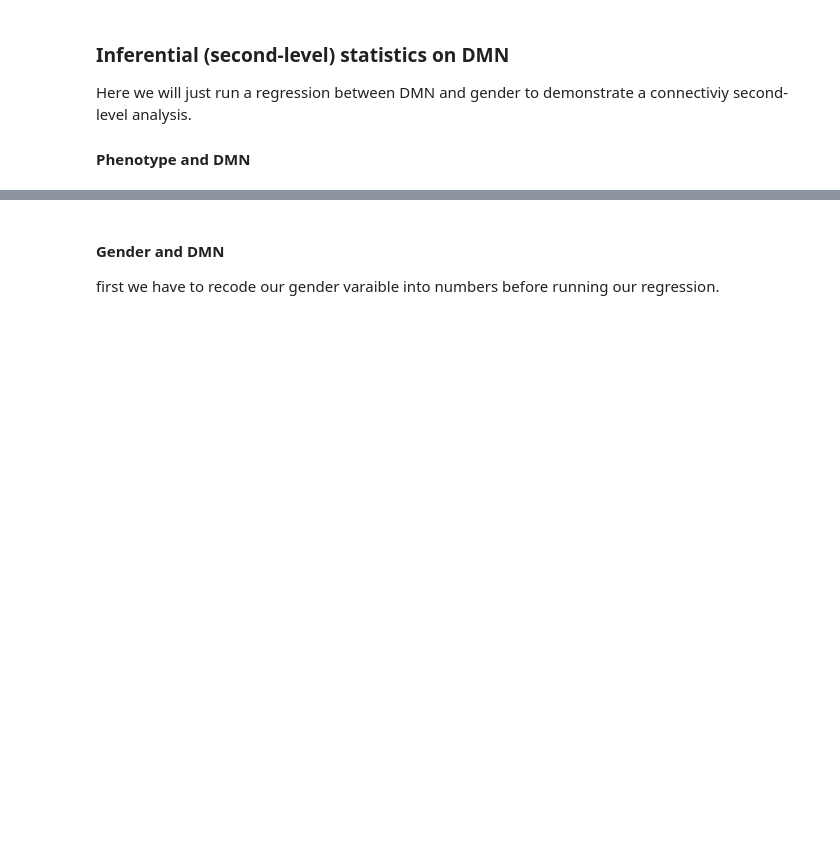
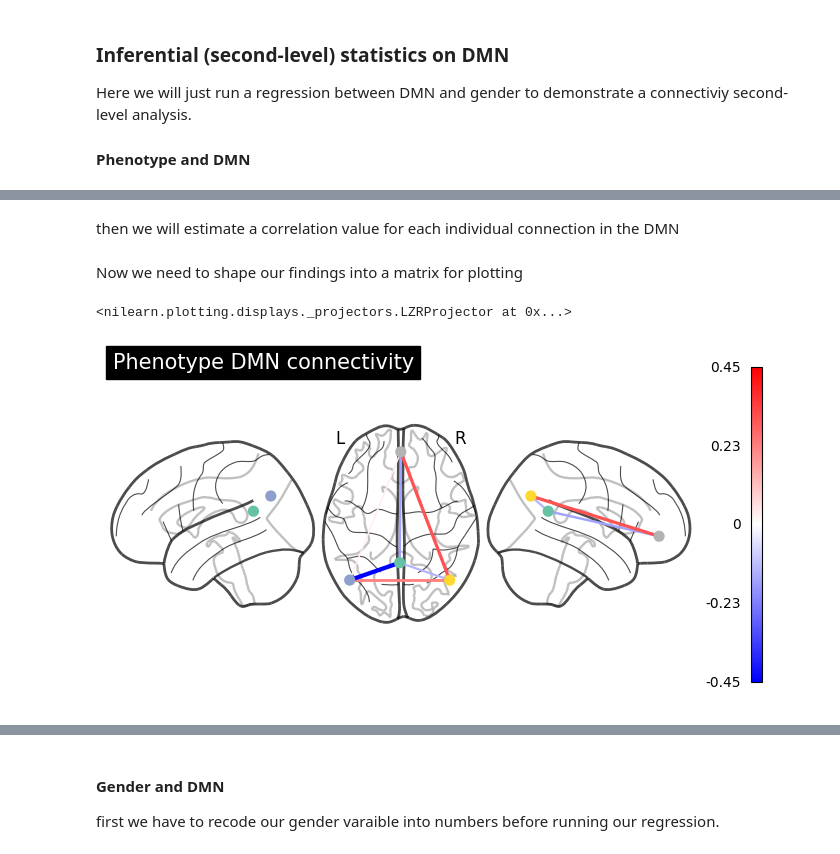
Before and after one commit to drewwint/Quant-Family-Collective-fMRI-stats, a Jupyter notebook: DWinters_QFC_wb5_rest_second_level_connectivity.ipynb, the cells around one changed output, grey strips where cells are left out. Cells and saved outputs as stored; diff of their text form; code cells hidden in the pictures; blank space fills up the shorter version.

```diff
--- a/DWinters_QFC_wb5_rest_second_level_connectivity.ipynb
+++ b/DWinters_QFC_wb5_rest_second_level_connectivity.ipynb
@@ -170,0 +190,2 @@ Notes:
+# %% [markdown]
+then we will estimate a correlation value for each individual connection in the DMN
@@ -170,0 +199,20 @@ Notes:
+# %% [markdown]
+Now we need to shape our findings into a matrix for plotting
+# %%
+a = np.array(cor_px)
+a = np.matrix(a.reshape([4,4]))
+np.fill_diagonal(a,0)
+a = np.arctanh(a) * 1.5 # fishers to z score and scaled
+# %%
+import nilearn
+
+nilearn.plotting.plot_connectome(np.array(a),
+                                 dmn_coords,
+                                 title = "Phenotype DMN connectivity",
+                                 colorbar=True,
+                                 display_mode='lzr',
+                                 edge_vmin=-0.45,
+                                 edge_vmax=0.45)
+# %% [output]
+<nilearn.plotting.displays._projectors.LZRProjector at 0x...>
+[figure, added]
```
Also changed, not shown: parts of 35 cells of this notebook.
